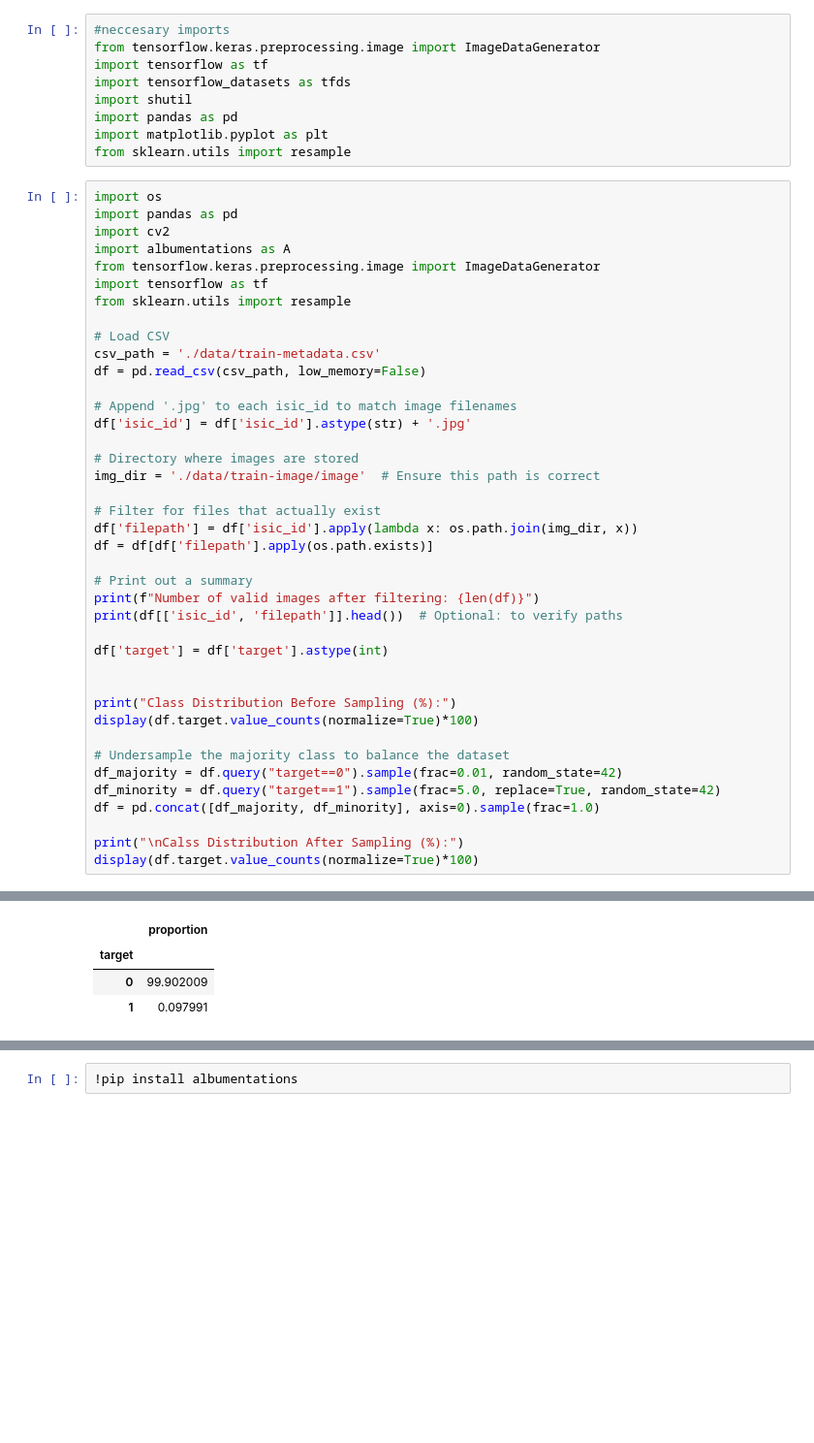
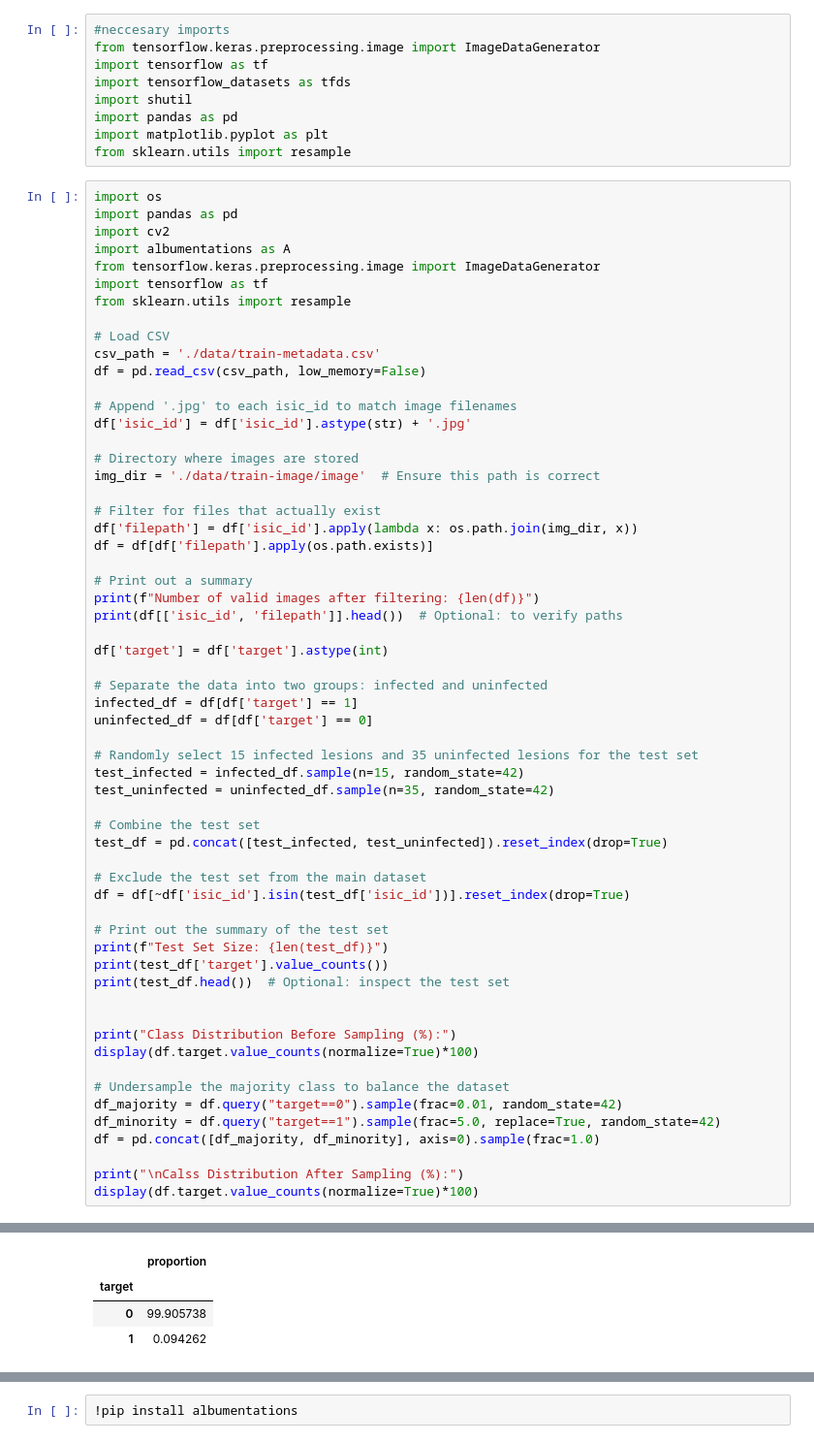
Before and after one commit to BBotond03/SkinCancerDetection, a Jupyter notebook: main_transfer_3.ipynb, the cells around one changed output, grey strips where cells are left out. Shown at 97% size. Saved outputs shown, nothing was run; the diff lists cells and outputs as text; blank space fills up the shorter version.

```diff
--- a/main_transfer_3.ipynb
+++ b/main_transfer_3.ipynb
@@ -121,6 +120,25 @@ print(df[['isic_id', 'filepath']].head())  # Optional: to verify paths
 
 df['target'] = df['target'].astype(int)
 
+# Separate the data into two groups: infected and uninfected
+infected_df = df[df['target'] == 1]
+uninfected_df = df[df['target'] == 0]
+
+# Randomly select 15 infected lesions and 35 uninfected lesions for the test set
+test_infected = infected_df.sample(n=15, random_state=42)
+test_uninfected = uninfected_df.sample(n=35, random_state=42)
+
+# Combine the test set
+test_df = pd.concat([test_infected, test_uninfected]).reset_index(drop=True)
+
+# Exclude the test set from the main dataset
+df = df[~df['isic_id'].isin(test_df['isic_id'])].reset_index(drop=True)
+
+# Print out the summary of the test set
+print(f"Test Set Size: {len(test_df)}")
+print(test_df['target'].value_counts())
+print(test_df.head())  # Optional: inspect the test set
+
 
 print("Class Distribution Before Sampling (%):")
 display(df.target.value_counts(normalize=True)*100)
@@ -143,8 +170,8 @@ Number of valid images after filtering: 401059
 Class Distribution Before Sampling (%):
 |  | proportion |
 | target |  |
-| 0 | 99.902009 |
-| 1 | 0.097991 |
+| 0 | 99.905738 |
+| 1 | 0.094262 |
 dtype: float64
 Calss Distribution After Sampling (%):
 |  | proportion |
```
Also changed, not shown: parts of 16 cells of this notebook.
